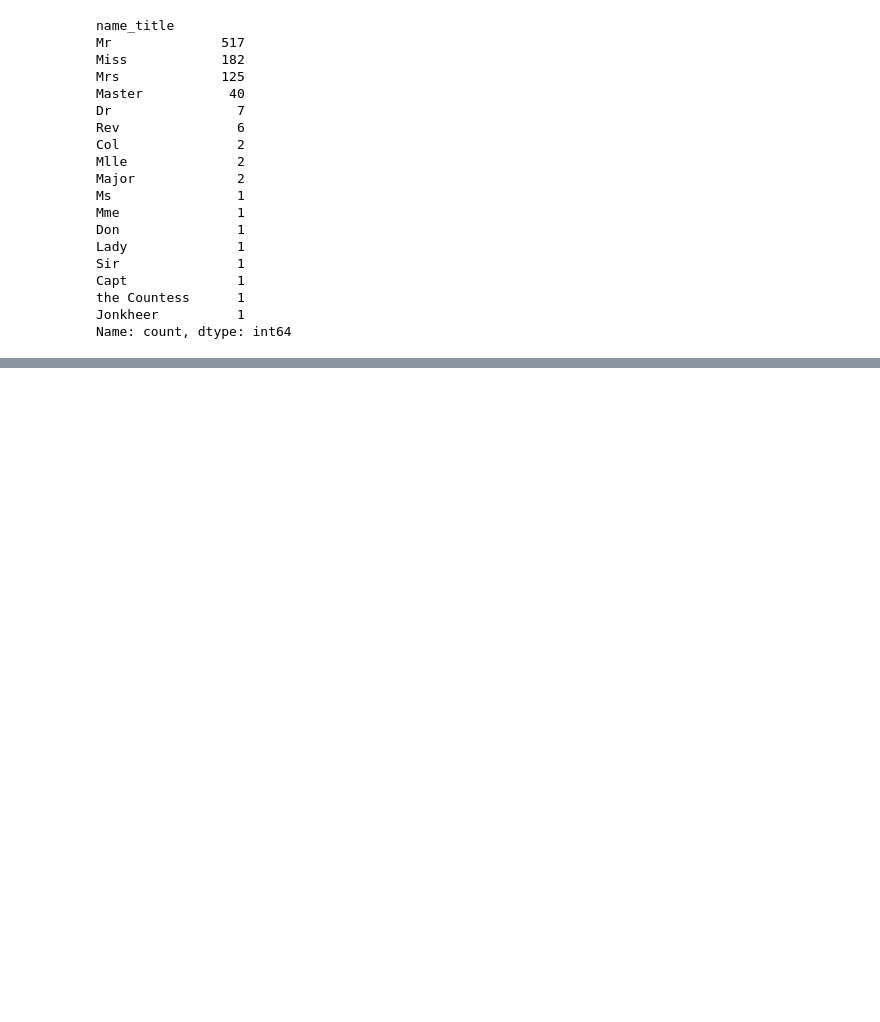
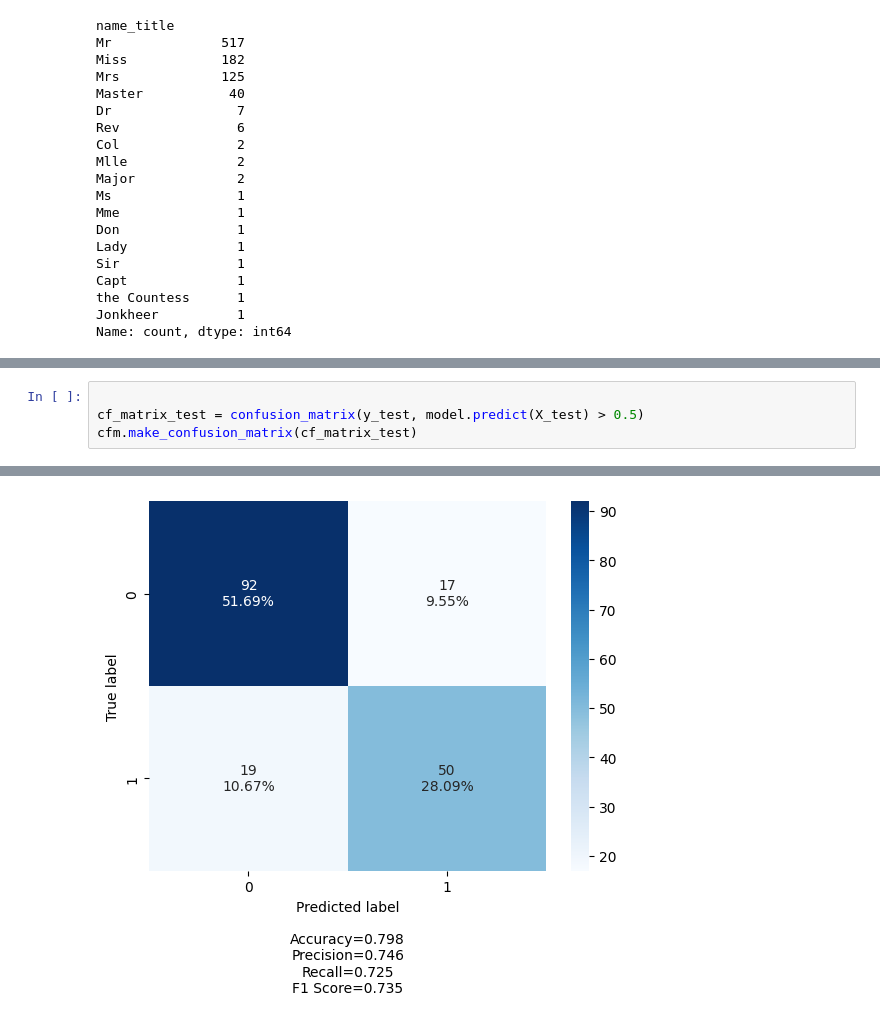
Before and after one commit to pedrocleis/ml-ppgi-20242, a Jupyter notebook: projects/last project/main.ipynb, the cells around one changed output, grey strips where cells are left out. Drawn from its saved outputs; the diff is of its cells as text; blank space fills up the shorter version.

```diff
--- a/projects/last project/main.ipynb
+++ b/projects/last project/main.ipynb
@@ -336,0 +469,5 @@ Podemos ver que há uma pequena variação dos títulos.
+# %%
+
+cf_matrix_test = confusion_matrix(y_test, model.predict(X_test) > 0.5)
+cfm.make_confusion_matrix(cf_matrix_test)
+# %% [output]
@@ -336,0 +475 @@ Podemos ver que há uma pequena variação dos títulos.
+[figure, added]
```
Also changed, not shown: parts of 15 cells of this notebook, 1 other file.
